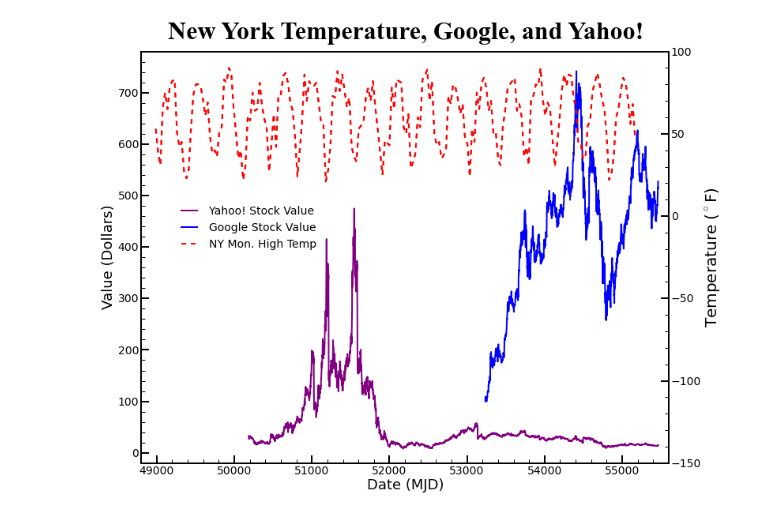
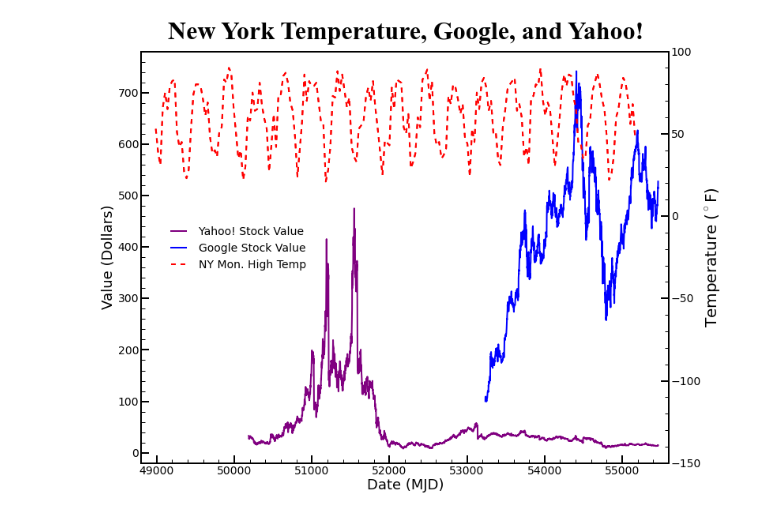
Before and after one commit to Phononic/Sean_Lubner_250HWs, a Jupyter notebook: hw3/hw3_b_Lubner.ipynb, the cells around one changed output. Drawn from its saved outputs; the diff is of its cells as text; code cells hidden in the pictures.

```diff
--- a/hw3/hw3_b_Lubner.ipynb
+++ b/hw3/hw3_b_Lubner.ipynb
@@ -21,32 +21,32 @@ ax2 = ax1.twinx() # double axis
 ny_line, = ax2.plot(ny[:,0], ny[:,1], c='red', ls='--', lw=2, label='NY Mon. High Temp')
 t = ax1.set_title('New York Temperature, Google, and Yahoo!', size=32, fontweight='bold', fontname='Times New Roman')
 ax2.set_ylabel('Temperature ($^{\circ}$F)', size=20)
 ax1.set_xlabel('Date (MJD)', size=18)
 ax1.set_ylabel('Value (Dollars)', size=18)
 t.set_y(1.02) # move title up a little
 
 # Format axes, ticks & labels
 ax1.axis([48800, 55600, -20, 780])
 ax2.set_ylim(bottom=-150, top=100)
 ax1.xaxis.tick_bottom() # remove ticks at top
 plt.setp(ax1.get_xticklabels(), fontsize=14)
 plt.setp(ax1.get_yticklabels(), fontsize=14)
 plt.setp(ax2.get_yticklabels(), fontsize=14)
 ax1.tick_params('both', width=2, length=10, which='major')
 ax2.tick_params('both', width=2, length=10, which='major')
 ax1.xaxis.set_minor_locator(AutoMinorLocator())
 ax1.yaxis.set_minor_locator(AutoMinorLocator())
 ax2.yaxis.set_minor_locator(AutoMinorLocator())
 ax1.tick_params(which='minor', width=1, length=5)
 ax2.tick_params(which='minor', width=1, length=5)
 [i.set_linewidth(2) for i in ax1.spines.itervalues()]
 
 # Render and format legend
 ax1.lines.extend(ax2.lines) # add for legend
-l = ax1.legend(bbox_to_anchor=(0.35, 0.65), prop={'size':14})
+l = ax1.legend(bbox_to_anchor=(0.33, 0.6), prop={'size':14})
 l.draw_frame(False) # no box
 f1.tight_layout()
 
 plt.savefig('stocks_matplotlib.png', dpi=150) # Save the figure
 # %% [output]
-[figure, old version]
+[figure, new version]
```
Also changed, not shown: 1 other file.
